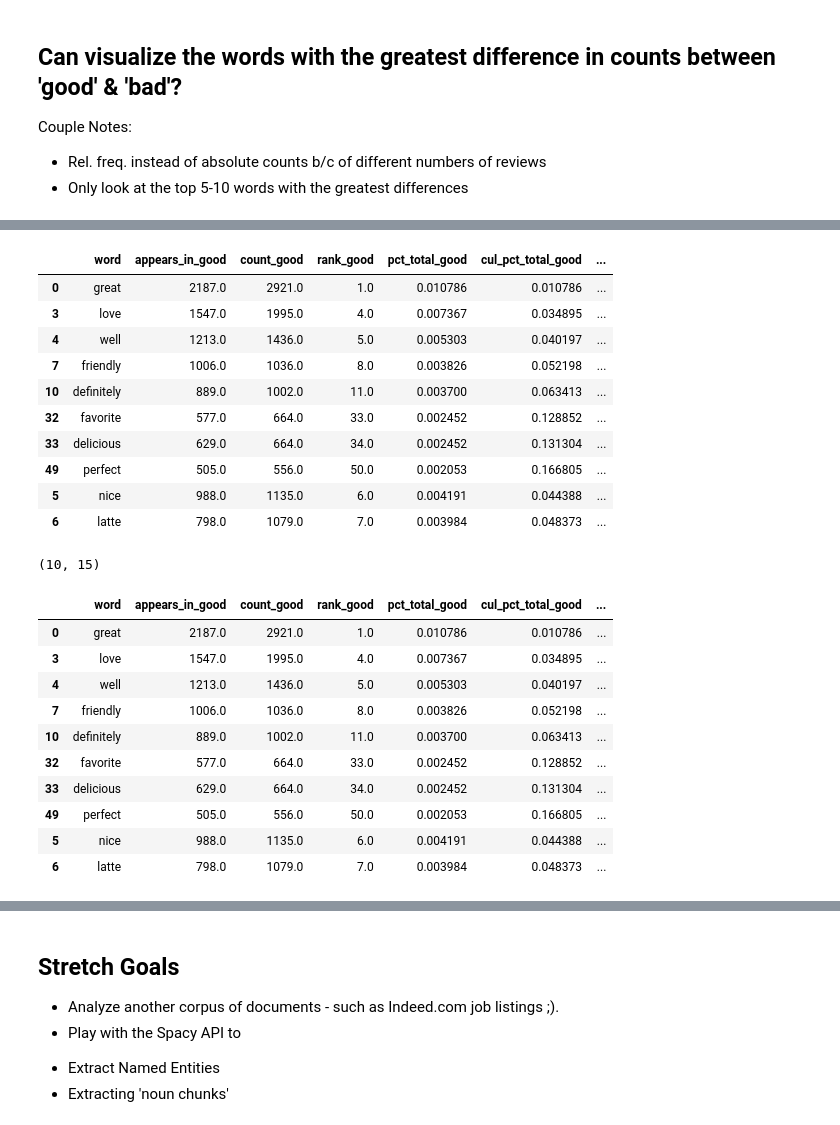
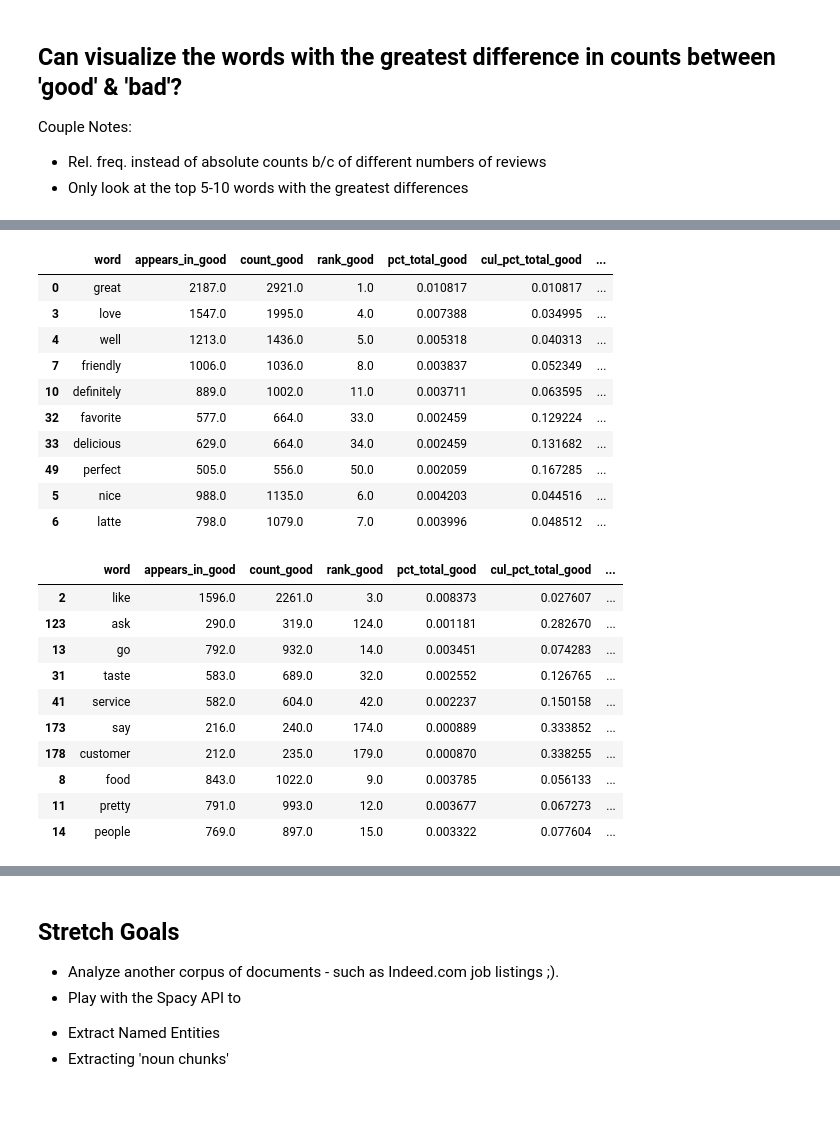
Before and after one commit to nsriniva/DS-Unit-4-Sprint-1-NLP, a Jupyter notebook: module1-text-data/LS_DS_411_Text_Data_Assignment.ipynb, the cells around one changed output, grey strips where cells are left out. Cells and saved outputs as stored; diff of their text form; code cells hidden in the pictures.

```diff
--- a/module1-text-data/LS_DS_411_Text_Data_Assignment.ipynb
+++ b/module1-text-data/LS_DS_411_Text_Data_Assignment.ipynb
@@ -76,13 +76,13 @@ nlp = sp_load('en_core_web_lg', disable=['parser', 'tagger'])
 
 tokenizer = Tokenizer(nlp.vocab)
 
-STOP_WORDS = ['coffee', 'place', '1', 'check-in', ' ', "it's", 'come', "i'm", 'get','try', 'drink', "i've", 'order','shop','work','little', "don't", 'time','ice']
+STOP_WORDS = ['coffee', 'place', '1', 'check-in', ' ', "it's", 'come', "i'm", 'get','try', 'drink', "i've", 'order','shop','work','little', "don't", 'time','ice', "didn't", "wasn't"]
 
 def tokenize(x):
 
     tokens_ = tokenizer(x)
 
-    tokens = [token.lemma_ for token in tokens_ if (token.is_stop == False and token.is_punct == False and token.pos_ != 'PRON' and not (token.lemma_ in STOP_WORDS) )]
+    tokens = [token.lemma_ for token in tokens_ if (token.is_stop == False and token.is_punct == False and token.pos_ != 'PRON' and token.lemma_ not in STOP_WORDS )]
 
     return tokens
 
@@ -322,36 +322,35 @@ dtype: int64
 # %%
 good_bad_wc['freq_diff'] = (good_bad_wc.pct_total_good - good_bad_wc.pct_total_bad).apply(lambda x: round(x,3))
 
  # rank the freq diffs
-good_bad_wc['diff_rank'] = good_bad_wc['freq_diff'].rank(method='first', ascending=False)
-good_bad_wc.sort_values(by='diff_rank', inplace=True)
-display(good_bad_wc.head(10))
+good_bad_wc['gb_diff_rank'] = good_bad_wc['freq_diff'].rank(method='first', ascending=False)
+good_bad_wc['bg_diff_rank'] = good_bad_wc['freq_diff'].rank(method='first')
+
+good_diff_wc = good_bad_wc.sort_values(by='gb_diff_rank')
+bad_diff_wc = good_bad_wc.sort_values(by='bg_diff_rank')
+
+display(good_diff_wc.head(10))
+display(bad_diff_wc.head(10))
 # %% [output]
 |  | word | appears_in_good | count_good | rank_good | pct_total_good | cul_pct_total_good | ... |
-| 0 | great | 2187.0 | 2921.0 | 1.0 | 0.010786 | 0.010786 | ... |
-| 3 | love | 1547.0 | 1995.0 | 4.0 | 0.007367 | 0.034895 | ... |
-| 4 | well | 1213.0 | 1436.0 | 5.0 | 0.005303 | 0.040197 | ... |
-| 7 | friendly | 1006.0 | 1036.0 | 8.0 | 0.003826 | 0.052198 | ... |
-| 10 | definitely | 889.0 | 1002.0 | 11.0 | 0.003700 | 0.063413 | ... |
-| 32 | favorite | 577.0 | 664.0 | 33.0 | 0.002452 | 0.128852 | ... |
-| 33 | delicious | 629.0 | 664.0 | 34.0 | 0.002452 | 0.131304 | ... |
-| 49 | perfect | 505.0 | 556.0 | 50.0 | 0.002053 | 0.166805 | ... |
-| 5 | nice | 988.0 | 1135.0 | 6.0 | 0.004191 | 0.044388 | ... |
-| 6 | latte | 798.0 | 1079.0 | 7.0 | 0.003984 | 0.048373 | ... |
+| 0 | great | 2187.0 | 2921.0 | 1.0 | 0.010817 | 0.010817 | ... |
+| 3 | love | 1547.0 | 1995.0 | 4.0 | 0.007388 | 0.034995 | ... |
+| 4 | well | 1213.0 | 1436.0 | 5.0 | 0.005318 | 0.040313 | ... |
+| 7 | friendly | 1006.0 | 1036.0 | 8.0 | 0.003837 | 0.052349 | ... |
+| 10 | definitely | 889.0 | 1002.0 | 11.0 | 0.003711 | 0.063595 | ... |
+| 32 | favorite | 577.0 | 664.0 | 33.0 | 0.002459 | 0.129224 | ... |
+| 33 | delicious | 629.0 | 664.0 | 34.0 | 0.002459 | 0.131682 | ... |
+| 49 | perfect | 505.0 | 556.0 | 50.0 | 0.002059 | 0.167285 | ... |
+| 5 | nice | 988.0 | 1135.0 | 6.0 | 0.004203 | 0.044516 | ... |
+| 6 | latte | 798.0 | 1079.0 | 7.0 | 0.003996 | 0.048512 | ... |
+|  | word | appears_in_good | count_good | rank_good | pct_total_good | cul_pct_total_good | ... |
+| 2 | like | 1596.0 | 2261.0 | 3.0 | 0.008373 | 0.027607 | ... |
+| 123 | ask | 290.0 | 319.0 | 124.0 | 0.001181 | 0.282670 | ... |
+| 13 | go | 792.0 | 932.0 | 14.0 | 0.003451 | 0.074283 | ... |
+| 31 | taste | 583.0 | 689.0 | 32.0 | 0.002552 | 0.126765 | ... |
+| 41 | service | 582.0 | 604.0 | 42.0 | 0.002237 | 0.150158 | ... |
+| 173 | say | 216.0 | 240.0 | 174.0 | 0.000889 | 0.333852 | ... |
+| 178 | customer | 212.0 | 235.0 | 179.0 | 0.000870 | 0.338255 | ... |
+| 8 | food | 843.0 | 1022.0 | 9.0 | 0.003785 | 0.056133 | ... |
+| 11 | pretty | 791.0 | 993.0 | 12.0 | 0.003677 | 0.067273 | ... |
+| 14 | people | 769.0 | 897.0 | 15.0 | 0.003322 | 0.077604 | ... |
-# %%
-good_bad_wc_top = good_bad_wc[good_bad_wc.diff_rank <= 10]
-display(good_bad_wc_top.shape)
-good_bad_wc_top
-# %% [output]
-(10, 15)
-|  | word | appears_in_good | count_good | rank_good | pct_total_good | cul_pct_total_good | ... |
-| 0 | great | 2187.0 | 2921.0 | 1.0 | 0.010786 | 0.010786 | ... |
-| 3 | love | 1547.0 | 1995.0 | 4.0 | 0.007367 | 0.034895 | ... |
-| 4 | well | 1213.0 | 1436.0 | 5.0 | 0.005303 | 0.040197 | ... |
-| 7 | friendly | 1006.0 | 1036.0 | 8.0 | 0.003826 | 0.052198 | ... |
-| 10 | definitely | 889.0 | 1002.0 | 11.0 | 0.003700 | 0.063413 | ... |
-| 32 | favorite | 577.0 | 664.0 | 33.0 | 0.002452 | 0.128852 | ... |
-| 33 | delicious | 629.0 | 664.0 | 34.0 | 0.002452 | 0.131304 | ... |
-| 49 | perfect | 505.0 | 556.0 | 50.0 | 0.002053 | 0.166805 | ... |
-| 5 | nice | 988.0 | 1135.0 | 6.0 | 0.004191 | 0.044388 | ... |
-| 6 | latte | 798.0 | 1079.0 | 7.0 | 0.003984 | 0.048373 | ... |
```
Also changed, not shown: parts of 13 cells of this notebook, 3 other files.
